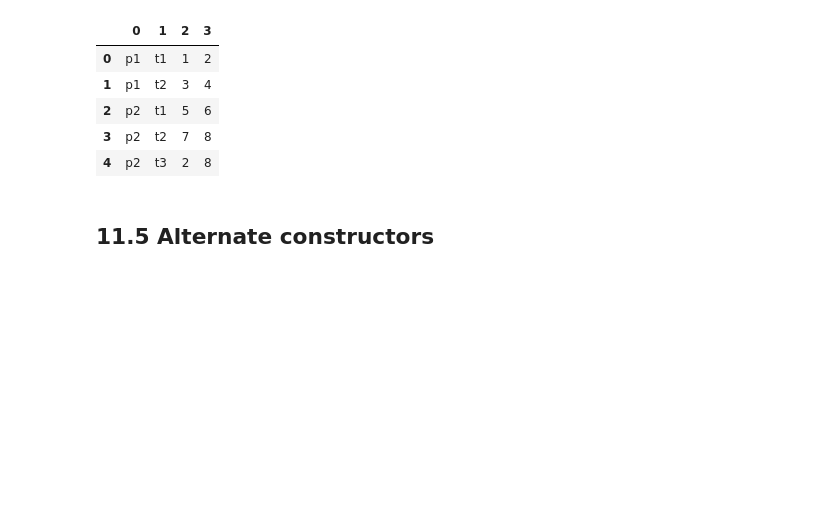
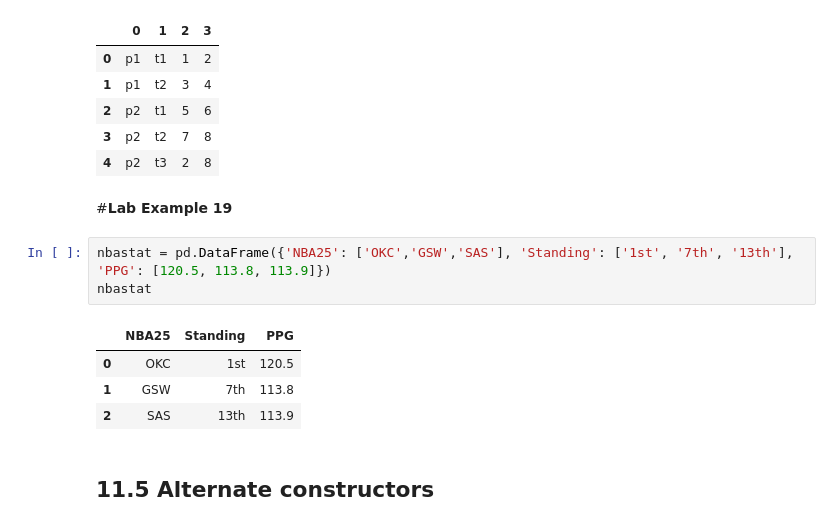
Before and after one commit to IAT-ExploringAI-2025/Week1-Intro-to-Python, a Jupyter notebook: introduction_to_python.ipynb, the cells around one changed output. Saved outputs shown, nothing was run; the diff lists cells and outputs as text; blank space fills up the shorter version.

```diff
--- a/introduction_to_python.ipynb
+++ b/introduction_to_python.ipynb
@@ -1358,6 +1480,16 @@ df
 | 2 | p2 | t1 | 5 | 6 |
 | 3 | p2 | t2 | 7 | 8 |
 | 4 | p2 | t3 | 2 | 8 |
+# %% [markdown]
+#**Lab Example 19**
+# %%
+nbastat = pd.DataFrame({'NBA25': ['OKC','GSW','SAS'], 'Standing': ['1st', '7th', '13th'], 'PPG': [120.5, 113.8, 113.9]})
+nbastat
+# %% [output]
+|  | NBA25 | Standing | PPG |
+| 0 | OKC | 1st | 120.5 |
+| 1 | GSW | 7th | 113.8 |
+| 2 | SAS | 13th | 113.9 |
 # %% [markdown]
 ## 11.5 Alternate constructors
 # %% [markdown]
```
Also changed, not shown: parts of 24 cells of this notebook.
